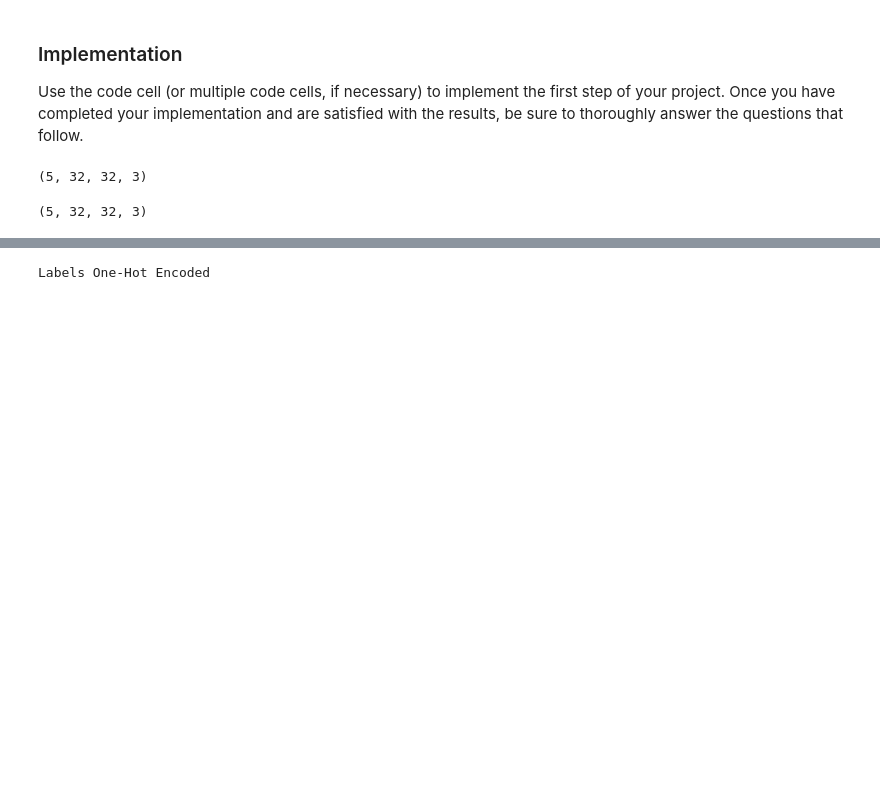
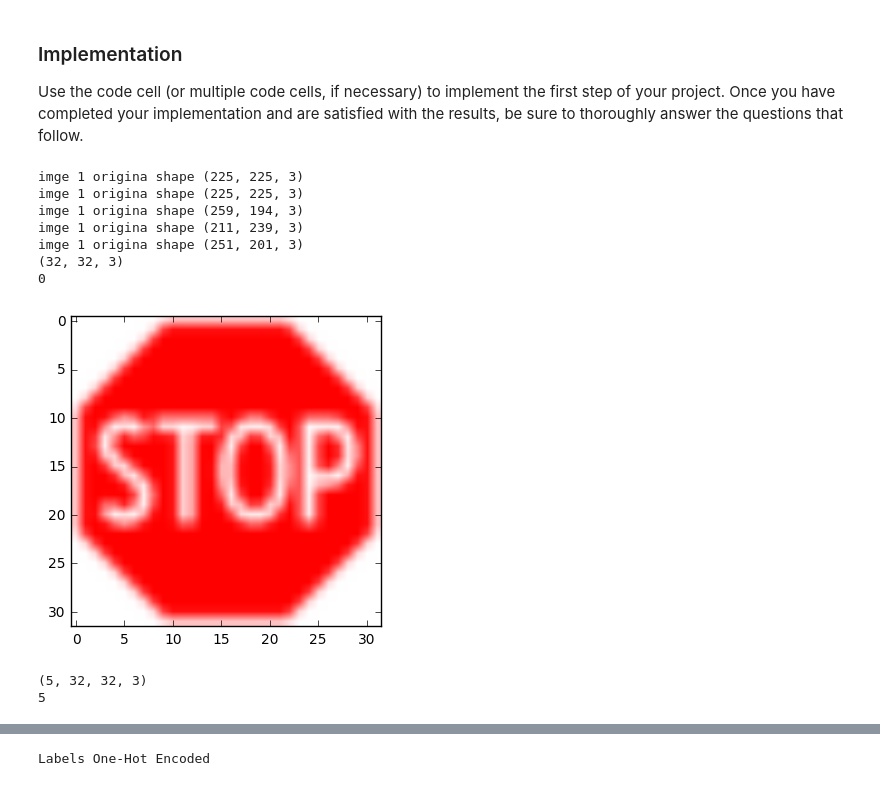
Before and after one commit to reneesmacdonald/trafficsigns, a Jupyter notebook: Traffic_Signs_Recognition.ipynb, the cells around one changed output, grey strips where cells are left out. Drawn from its saved outputs; the diff is of its cells as text; code cells hidden in the pictures; blank space fills up the shorter version.

```diff
--- a/Traffic_Signs_Recognition.ipynb
+++ b/Traffic_Signs_Recognition.ipynb
@@ -747,47 +797,76 @@ Use the code cell (or multiple code cells, if necessary) to implement the first
 # %%
 ### Load the images and plot them here.
 ### Feel free to use as many code cells as needed.
 # Code from Atlassian
 import matplotlib.pyplot as plt
 import matplotlib.image as mpimg
 import numpy as np
 import tensorflow as tf
-#image1 = mpimg.imread('images/stopsign32x32.png')
-X_test_myimages= np.zeros(shape=(5,32,32,3))
-y_test_myimages= np.zeros(shape=(5,))
-X_test_myimages[0]=mpimg.imread('images/stopsign32x32.png')
-y_test_myimages[0]=14
-X_test_myimages[1]=mpimg.imread('images/bicyclecrossing32x32.png')
-y_test_myimages[1]=29
-X_test_myimages[2]=mpimg.imread('images/rightturnonly.jpg')
-y_test_myimages[2]=33
-X_test_myimages[3]=mpimg.imread('images/yieldsign.jpg')
-y_test_myimages[3]=13
-#X_test_myimages[4]=mpimg.imread('images/speedlimit30.jpg')
-#y_test_myimages[4]=1
+from scipy.misc import imresize
 
-#plt.imshow(img)
-##rsize = img.resize((32,32,3))
-#rsizeArr = np.asarray(rsize)
-#imgplot =plt.imshow(rsizeArr)
-#plt.imshow(img)
-#plot_images(images = img, cls_true = cls_true)
+image1 = mpimg.imread('images/stopsign.png')
+image2=mpimg.imread('images/bicyclecrossing.png')
+image3=mpimg.imread('images/rightturnonly.png')
+image4=mpimg.imread('images/yieldsign.png')
+image5=mpimg.imread('images/speedlimit30.png')
+#plt.imshow(image1)
+print ("imge 1 origina shape", image1.shape)
+print ("imge 1 origina shape", image2.shape)
+print ("imge 1 origina shape", image3.shape)
+print ("imge 1 origina shape", image4.shape)
+print ("imge 1 origina shape", image5.shape)
 
 
-print (X_test_myimages.shape)
+image1= imresize(image1,(32, 32,3))
+image2= imresize(image2,(32, 32,3))
+image3= imresize(image3,(32, 32,3))
+image4= imresize(image4, (32, 32,3))
+image5= imresize(image5, (32, 32,3))
+plt.imshow(image1)
+
+
+X_test_myimages = np.ndarray(shape=(5,32,32,3))
+y_test_myimages = np.ndarray(shape=(5,),dtype=np.int32)
+
+X_test_myimages[0]=image1
+y_test_myimages[0]=3
+X_test_myimages[1]=image2
+y_test_myimages[1]=0
+X_test_myimages[2]=image3
+y_test_myimages[2]=1
+X_test_myimages[3]=image4
+y_test_myimages[3]=4
+X_test_myimages[4]=image5
+y_test_myimages[4]=2
+
+print (X_test_myimages[0].shape)
+
+print (y_test_myimages[1])
 # %% [output]
-(5, 32, 32, 3)
+imge 1 origina shape (225, 225, 3)
+imge 1 origina shape (225, 225, 3)
+imge 1 origina shape (259, 194, 3)
+imge 1 origina shape (211, 239, 3)
+imge 1 origina shape (251, 201, 3)
+(32, 32, 3)
+0
+[figure, added]
 # %%
+
+
+
 def pre_process_image_myimages(image):
 
     #image = cv2.cvtColor(image, cv2.COLOR_BGR2GRAY)
-    return (image-128)/128
 
+    return (image-128)/128.
 
-test_features_myimages = np.array([pre_process_image_myimages(X_test_myimages[i]) for i in range(len(X_test_myimages))],
-                                  dtype = np.float32)
+#test_features_myimages = (pre_process_image_myimages(X_test_myimages[i]) for i in range(len(X_test_myimages)))
+test_features_myimages = np.array([pre_process_image_myimages(X_test_myimages[i]) for i in range(len(X_test_myimages))],dtype = np.float32)
 print (test_features_myimages.shape)
+print (len(test_features_myimages))
 # %% [output]
 (5, 32, 32, 3)
+5
 # %%
 # Flatten the images for greyscale
```
Also changed, not shown: parts of 41 cells of this notebook.
